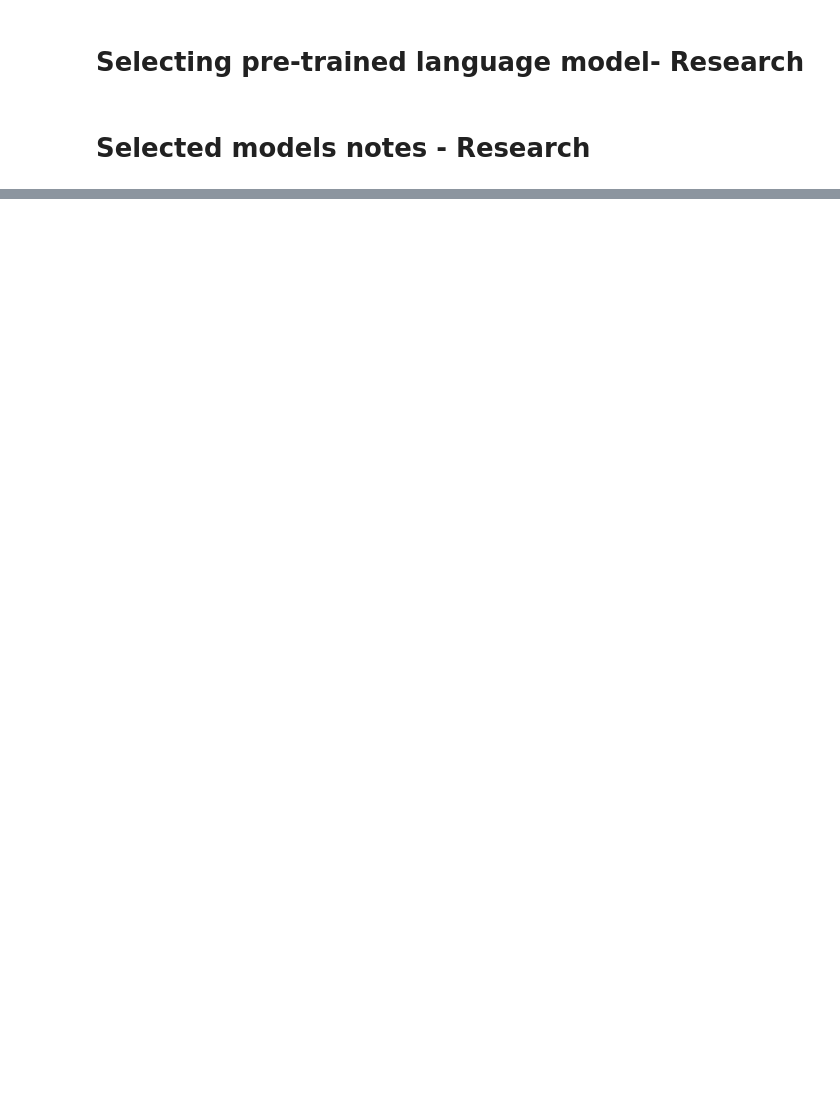
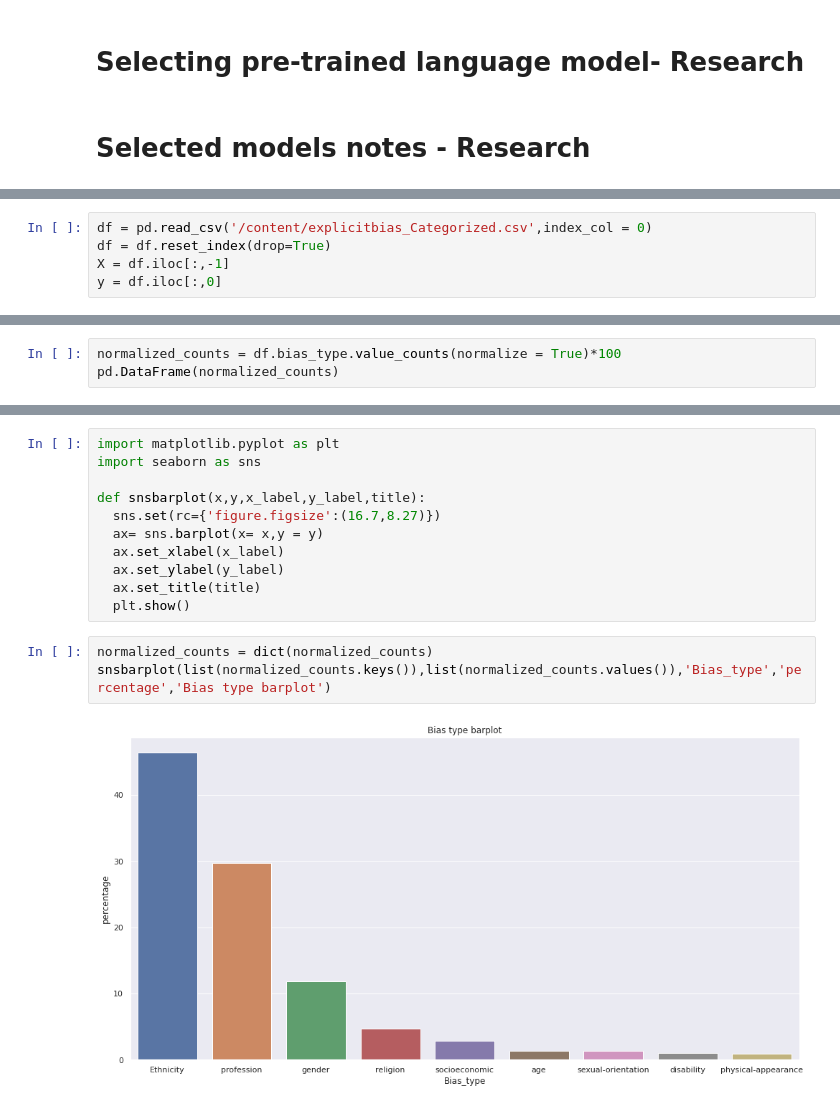
Before and after one commit to mvdheram/Stereotypical-Social-bias-detection-, a Jupyter notebook: Pre_trained_Language_model_selection_and_training.ipynb, the cells around one changed output, grey strips where cells are left out. Saved outputs shown, nothing was run; the diff lists cells and outputs as text; blank space fills up the shorter version.

```diff
--- a/Pre_trained_Language_model_selection_and_training.ipynb
+++ b/Pre_trained_Language_model_selection_and_training.ipynb
@@ -6,0 +92,5 @@
+# %%
+df = pd.read_csv('/content/explicitbias_Categorized.csv',index_col = 0)
+df = df.reset_index(drop=True)
+X = df.iloc[:,-1]
+y = df.iloc[:,0]
@@ -6,0 +118,3 @@
+# %%
+normalized_counts = df.bias_type.value_counts(normalize = True)*100
+pd.DataFrame(normalized_counts)
@@ -6,0 +132,16 @@
+# %%
+import matplotlib.pyplot as plt
+import seaborn as sns
+
+def snsbarplot(x,y,x_label,y_label,title):
+  sns.set(rc={'figure.figsize':(16.7,8.27)})
+  ax= sns.barplot(x= x,y = y)
+  ax.set_xlabel(x_label)
+  ax.set_ylabel(y_label)
+  ax.set_title(title)
+  plt.show()
+# %%
+normalized_counts = dict(normalized_counts)
+snsbarplot(list(normalized_counts.keys()),list(normalized_counts.values()),'Bias_type','percentage','Bias type barplot')
+# %% [output]
+[figure, added]
```
Also changed, not shown: parts of 113 cells of this notebook.
